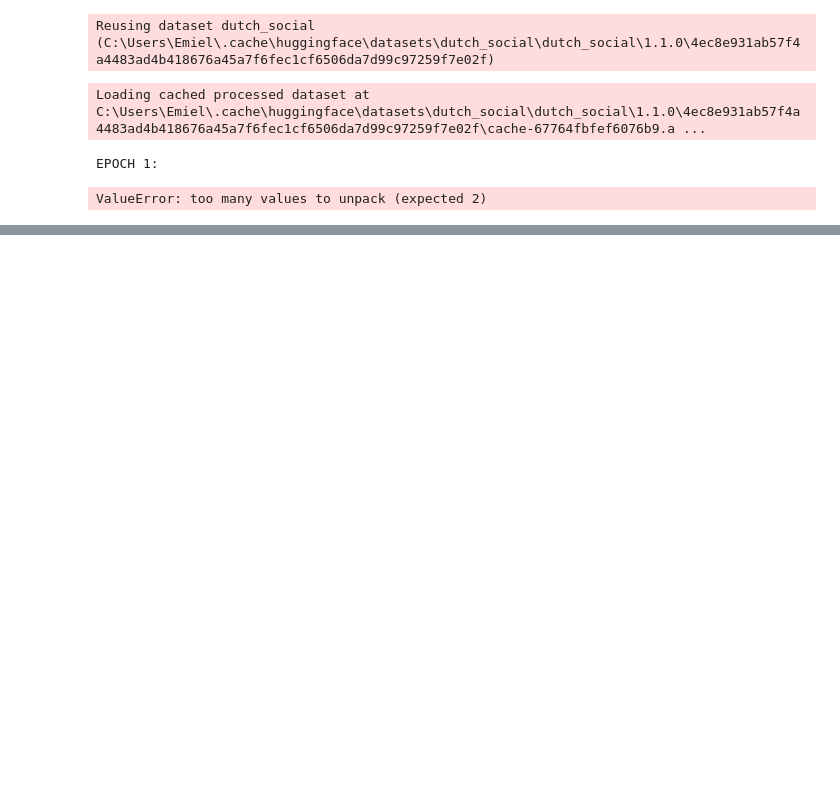
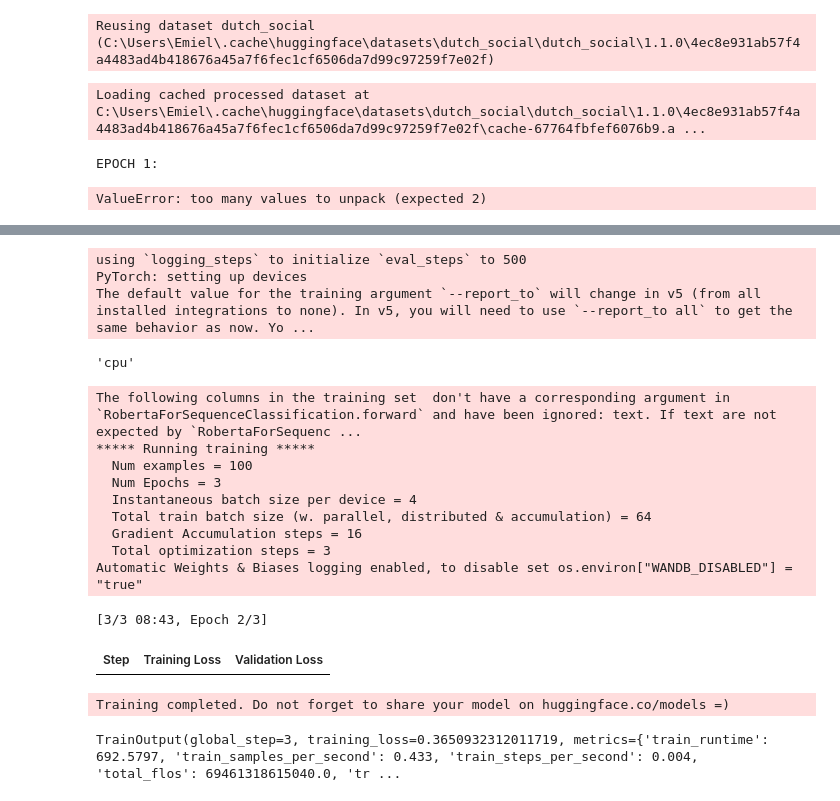
Before and after one commit to Verrem98/testing_nlp_models, a Jupyter notebook: main.ipynb, the cells around one changed output, grey strips where cells are left out. Saved outputs shown, nothing was run; the diff lists cells and outputs as text; code cells hidden in the pictures; blank space fills up the shorter version.

Commit message:
training robbert on a new dataset kind of works

```diff
--- a/main.ipynb
+++ b/main.ipynb
@@ -227,0 +435,63 @@ ValueError: too many values to unpack (expected 2)
+# %%
+train_data.set_format('torch', columns=['input_ids', 'attention_mask', 'label'])
+test_data.set_format('torch', columns=['input_ids', 'attention_mask', 'label'])
+# %%
+def compute_metrics(pred):
+    labels = pred.label_ids
+    preds = pred.predictions.argmax(-1)
+    precision, recall, f1, _ = precision_recall_fscore_support(labels, preds, average='binary')
+    acc = accuracy_score(labels, preds)
+    return {
+        'accuracy': acc,
+        'f1': f1,
+        'precision': precision,
+        'recall': recall
+    }
+# %%
+# define the training arguments
+training_args = TrainingArguments(
+    output_dir = 'test',
+    num_train_epochs=3,
+    per_device_train_batch_size = 4,
+    gradient_accumulation_steps = 16,
+    per_device_eval_batch_size= 8,
+    evaluation_strategy = "steps",
+    disable_tqdm = False,
+    load_best_model_at_end=False,
+    warmup_steps=0,
+    weight_decay=0.01,
+    fp16 = False,
+    dataloader_num_workers = 8,
+    run_name = 'roberta-classification')
+# %% [output]
+using `logging_steps` to initialize `eval_steps` to 500
+PyTorch: setting up devices
+The default value for the training argument `--report_to` will change in v5 (from all installed integrations to none). In v5, you will need to use `--report_to all` to get the same behavior as now. Yo ...
+# %%
+trainer = Trainer(
+    model=model,
+    args=training_args,
+    compute_metrics=compute_metrics,
+    train_dataset=train_data,
+    eval_dataset=test_data
+)
+device = 'cuda' if torch.cuda.is_available() else 'cpu'
+device
+# %% [output]
+'cpu'
+# %%
+trainer.train()
+# %% [output]
+The following columns in the training set  don't have a corresponding argument in `RobertaForSequenceClassification.forward` and have been ignored: text. If text are not expected by `RobertaForSequenc ...
+***** Running training *****
+  Num examples = 100
+  Num Epochs = 3
+  Instantaneous batch size per device = 4
+  Total train batch size (w. parallel, distributed & accumulation) = 64
+  Gradient Accumulation steps = 16
+  Total optimization steps = 3
+Automatic Weights & Biases logging enabled, to disable set os.environ["WANDB_DISABLED"] = "true"
+[3/3 08:43, Epoch 2/3]
+| Step | Training Loss | Validation Loss |
+Training completed. Do not forget to share your model on huggingface.co/models =)
+TrainOutput(global_step=3, training_loss=0.3650932312011719, metrics={'train_runtime': 692.5797, 'train_samples_per_second': 0.433, 'train_steps_per_second': 0.004, 'total_flos': 69461318615040.0, 'tr ...
```
Also changed, not shown: parts of 28 cells of this notebook.
